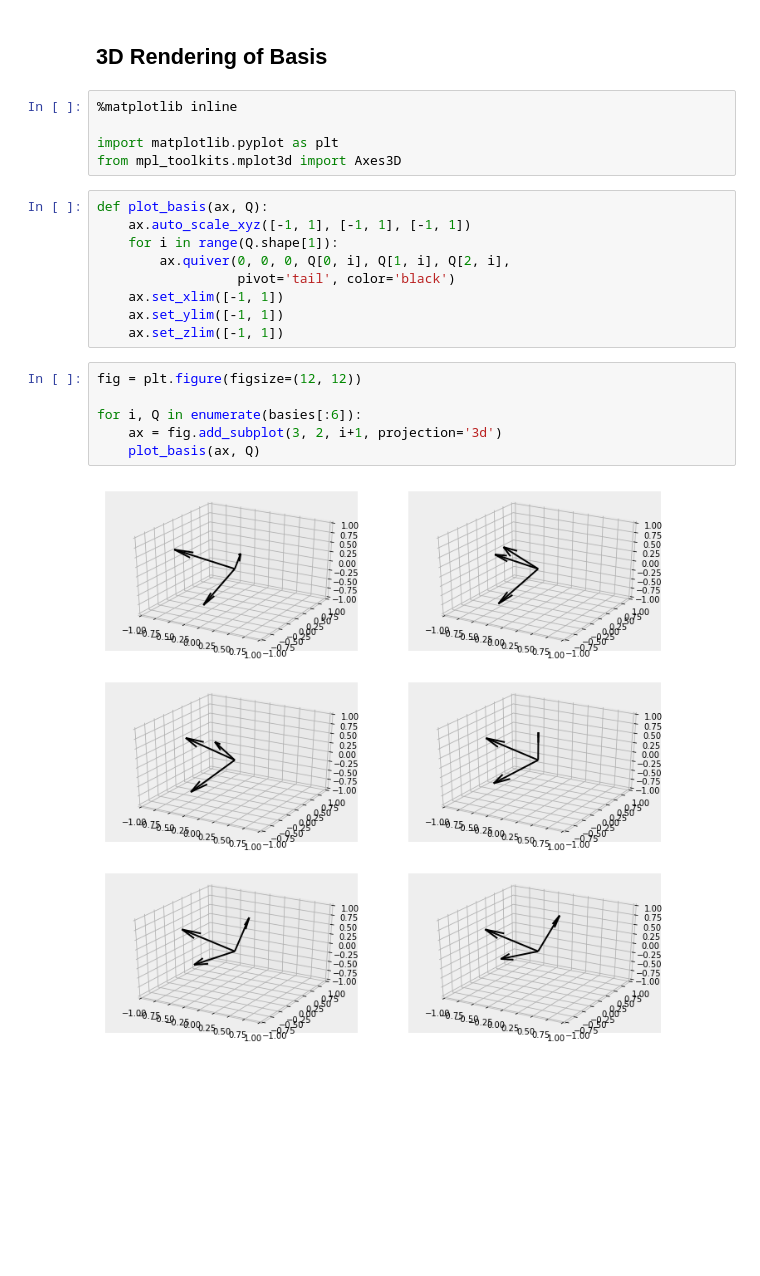
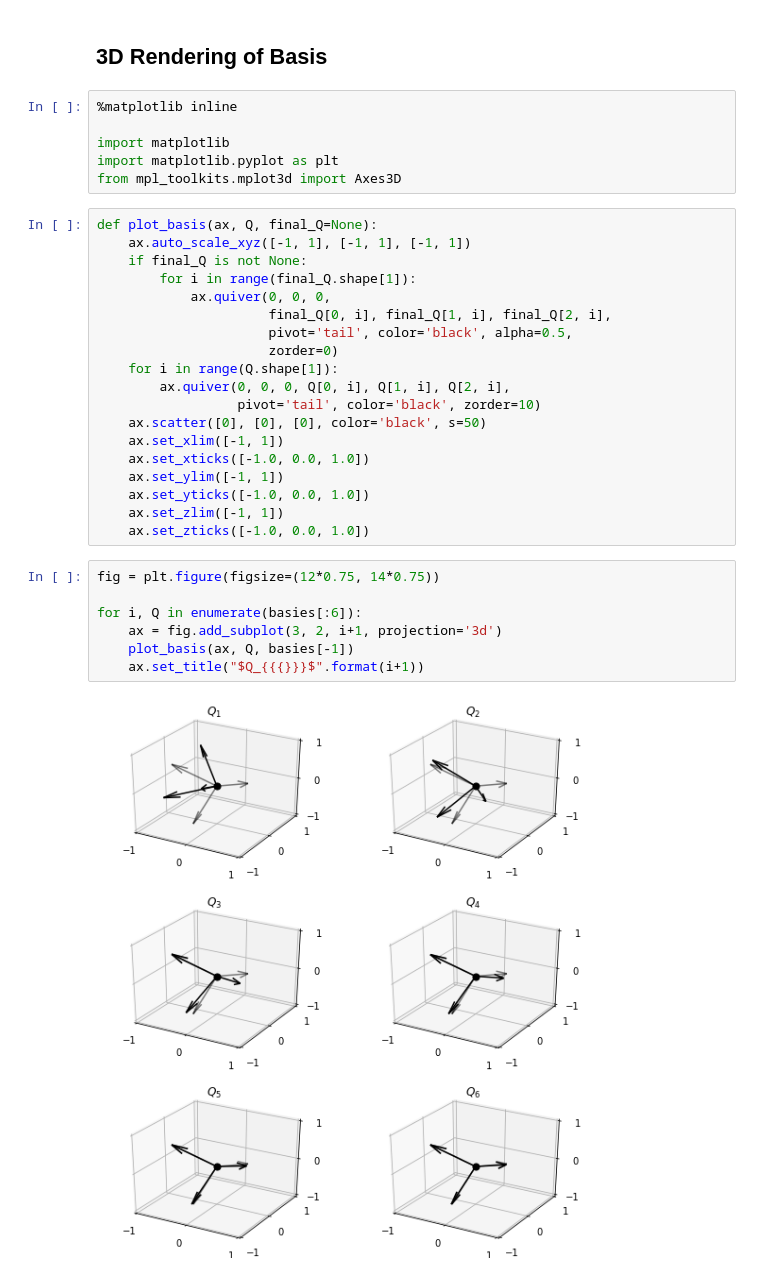
Before and after one commit to madrury/qr-algorithm, a Jupyter notebook: qr-algorithm.ipynb, the cells around one changed output. Cells and saved outputs as stored; diff of their text form; blank space fills up the shorter version.

Commit message:
Clean up 3D plots of eigenbasis convergence.

```diff
--- a/qr-algorithm.ipynb
+++ b/qr-algorithm.ipynb
@@ -102,22 +102,34 @@ array([[ -4.013e-04,  -8.000e-01,  -6.000e-01],
 # %%
 %matplotlib inline
 
+import matplotlib
 import matplotlib.pyplot as plt
 from mpl_toolkits.mplot3d import Axes3D
 # %%
-def plot_basis(ax, Q):
+def plot_basis(ax, Q, final_Q=None):
     ax.auto_scale_xyz([-1, 1], [-1, 1], [-1, 1])
+    if final_Q is not None:
+        for i in range(final_Q.shape[1]):
+            ax.quiver(0, 0, 0,
+                      final_Q[0, i], final_Q[1, i], final_Q[2, i],
+                      pivot='tail', color='black', alpha=0.5,
+                      zorder=0)
     for i in range(Q.shape[1]):
         ax.quiver(0, 0, 0, Q[0, i], Q[1, i], Q[2, i],
-                  pivot='tail', color='black')
+                  pivot='tail', color='black', zorder=10)
+    ax.scatter([0], [0], [0], color='black', s=50)
     ax.set_xlim([-1, 1])
+    ax.set_xticks([-1.0, 0.0, 1.0])
     ax.set_ylim([-1, 1])
+    ax.set_yticks([-1.0, 0.0, 1.0])
     ax.set_zlim([-1, 1])
+    ax.set_zticks([-1.0, 0.0, 1.0])
 # %%
-fig = plt.figure(figsize=(12, 12))
+fig = plt.figure(figsize=(12*0.75, 14*0.75))
 
 for i, Q in enumerate(basies[:6]):
     ax = fig.add_subplot(3, 2, i+1, projection='3d')
-    plot_basis(ax, Q)
+    plot_basis(ax, Q, basies[-1])
+    ax.set_title("$Q_{{{}}}$".format(i+1))
 # %% [output]
-[figure, old version]
+[figure, new version]
```
Also changed, not shown: parts of 2 cells of this notebook.
